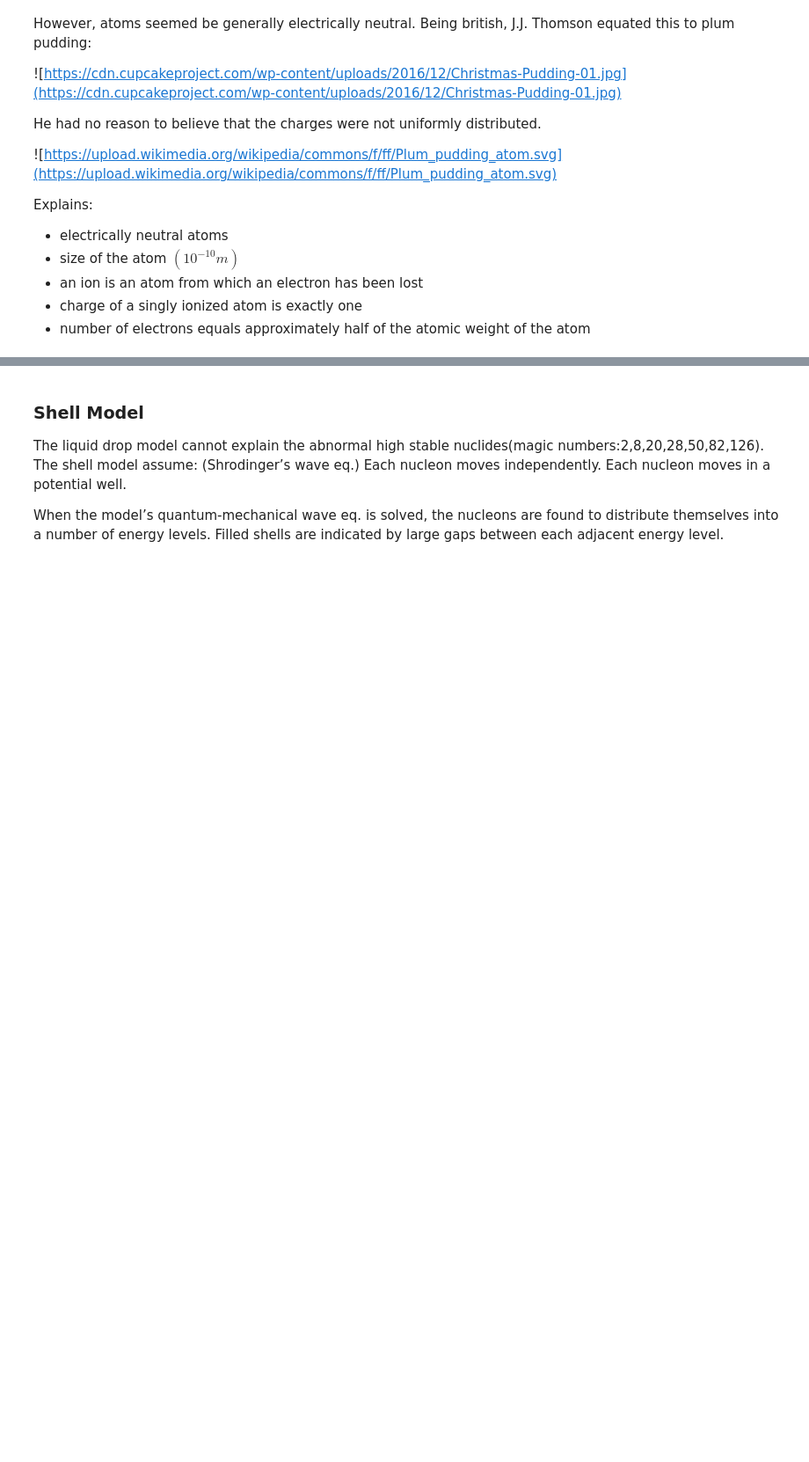
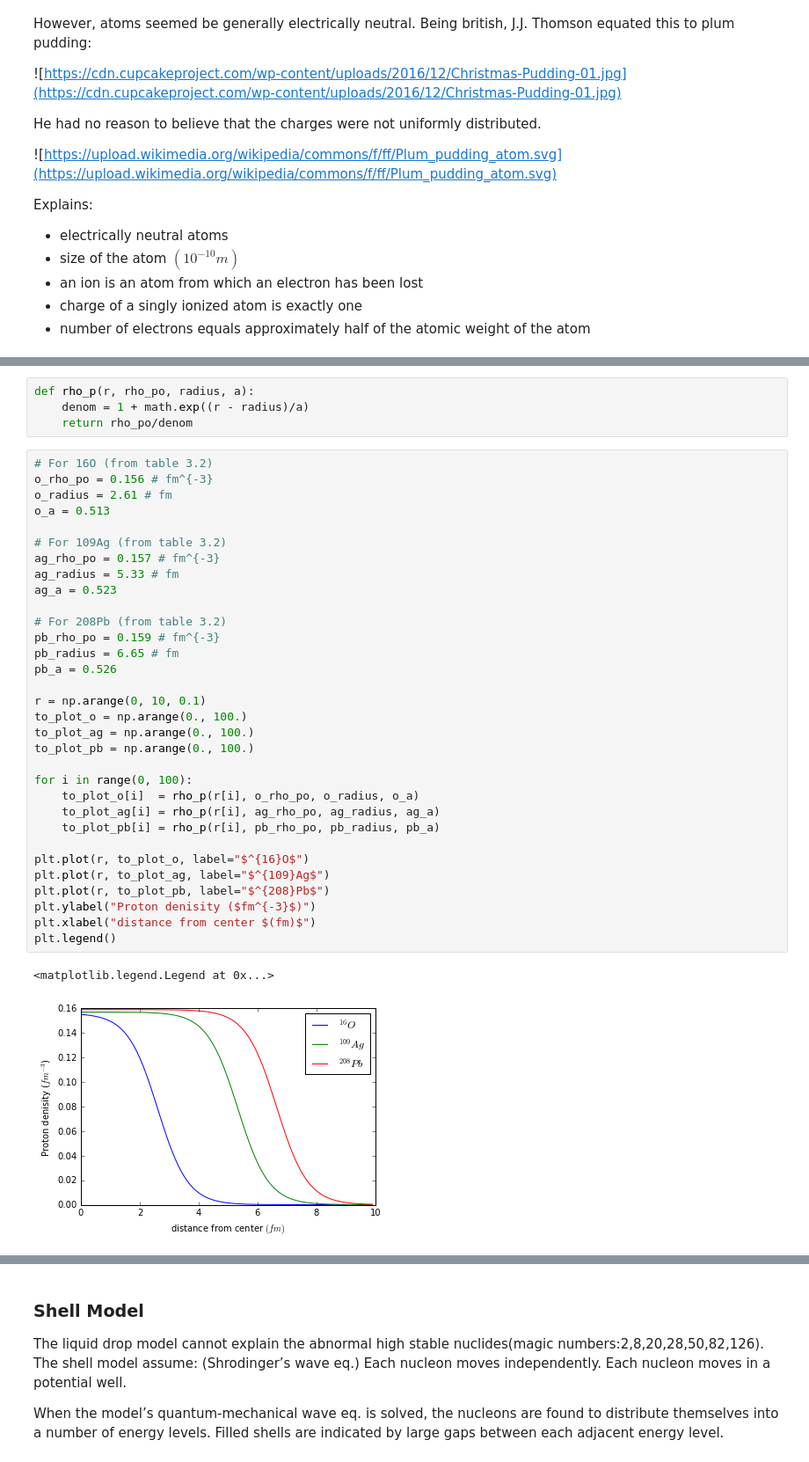
Before and after one commit to katyhuff/npre247, a Jupyter notebook: nuclear_models/00-nuclear-models.ipynb, the cells around one changed output, grey strips where cells are left out. Shown: that part at 88% size. Saved outputs shown, nothing was run; the diff lists cells and outputs as text; blank space fills up the shorter version.

```diff
--- a/nuclear_models/00-nuclear-models.ipynb
+++ b/nuclear_models/00-nuclear-models.ipynb
@@ -194,0 +212,39 @@ Two difficulties with this P-E Model:
+# %%
+def rho_p(r, rho_po, radius, a):
+    denom = 1 + math.exp((r - radius)/a)
+    return rho_po/denom
+# %%
+# For 16O (from table 3.2)
+o_rho_po = 0.156 # fm^{-3}
+o_radius = 2.61 # fm
+o_a = 0.513
+
+# For 109Ag (from table 3.2)
+ag_rho_po = 0.157 # fm^{-3}
+ag_radius = 5.33 # fm
+ag_a = 0.523
+
+# For 208Pb (from table 3.2)
+pb_rho_po = 0.159 # fm^{-3}
+pb_radius = 6.65 # fm
+pb_a = 0.526
+
+r = np.arange(0, 10, 0.1)
+to_plot_o = np.arange(0., 100.)
+to_plot_ag = np.arange(0., 100.)
+to_plot_pb = np.arange(0., 100.)
+
+for i in range(0, 100):
+    to_plot_o[i]  = rho_p(r[i], o_rho_po, o_radius, o_a)
+    to_plot_ag[i] = rho_p(r[i], ag_rho_po, ag_radius, ag_a)
+    to_plot_pb[i] = rho_p(r[i], pb_rho_po, pb_radius, pb_a)
+
+plt.plot(r, to_plot_o, label="$^{16}O$")
+plt.plot(r, to_plot_ag, label="$^{109}Ag$")
+plt.plot(r, to_plot_pb, label="$^{208}Pb$")
+plt.ylabel("Proton denisity ($fm^{-3}$)")
+plt.xlabel("distance from center $(fm)$")
+plt.legend()
+# %% [output]
+<matplotlib.legend.Legend at 0x...>
+[figure, added]
```
Also changed, not shown: parts of 8 cells of this notebook, 1 other file.
